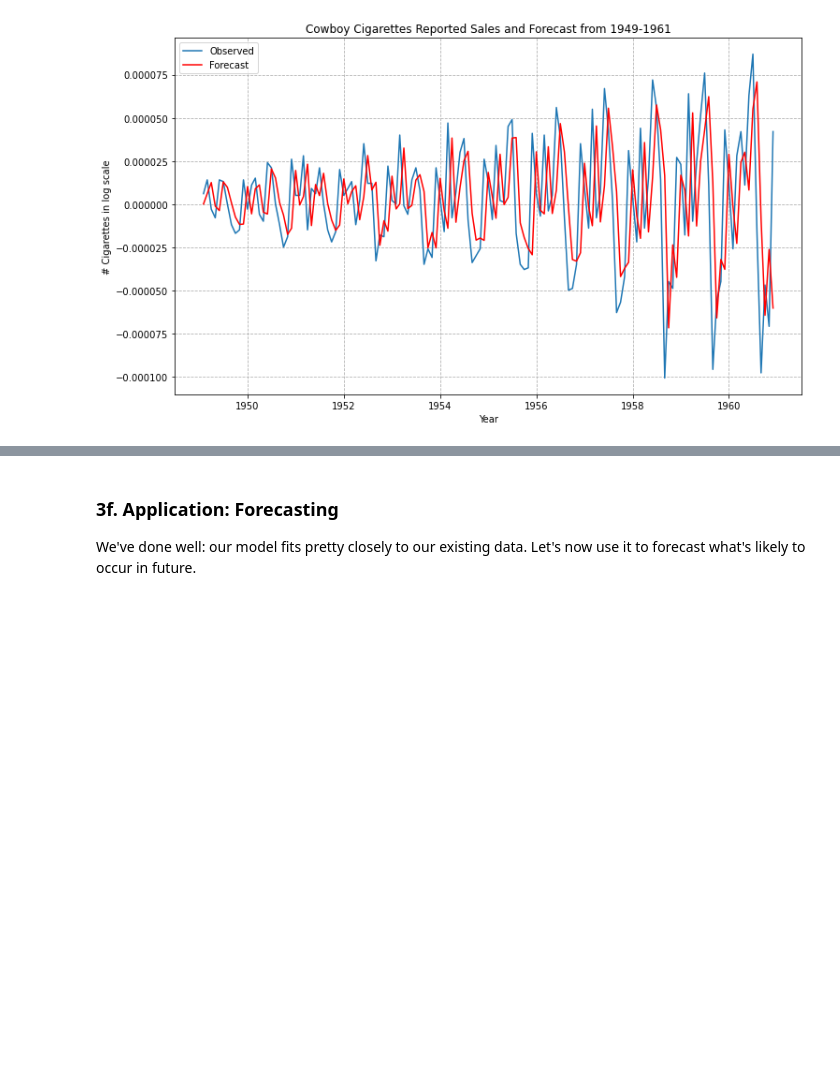
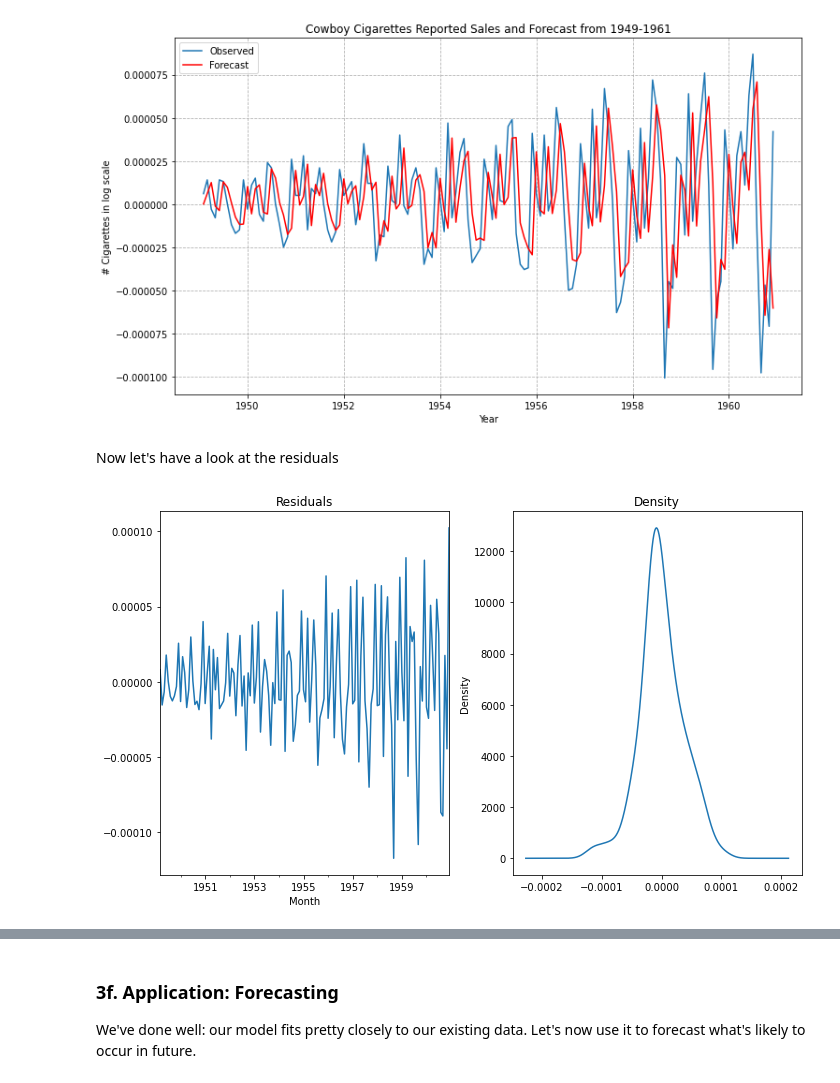
Before and after one commit to pablo-git8/Springboard-DS-Career-Track, a Jupyter notebook: Unit21-1_CowboyCigarretes_CS/Cowboy Cigarettes Case Study - Tier 3.ipynb, the cells around one changed output, grey strips where cells are left out. Cells and saved outputs as stored; diff of their text form; code cells hidden in the pictures; blank space fills up the shorter version.

Commit message:
Adding residuals and ACF/PACF

```diff
--- a/Unit21-1_CowboyCigarretes_CS/Cowboy Cigarettes Case Study - Tier 3.ipynb
+++ b/Unit21-1_CowboyCigarretes_CS/Cowboy Cigarettes Case Study - Tier 3.ipynb
@@ -573,3 +574,14 @@ plt.legend(loc = 'best')
 plt.show()
 # %% [output]
 [figure]
+# %% [markdown]
+Now let's have a look at the residuals
+# %%
+residuals = model_fit.resid[1:]
+fig, ax = plt.subplots(1,2, figsize=(10,6))
+residuals.plot(title='Residuals', ax=ax[0])
+residuals.plot(title='Density', kind='kde', ax=ax[1])
+fig.tight_layout()
+plt.show()
+# %% [output]
+[figure, added]
```
Also changed, not shown: parts of 4 cells of this notebook.
